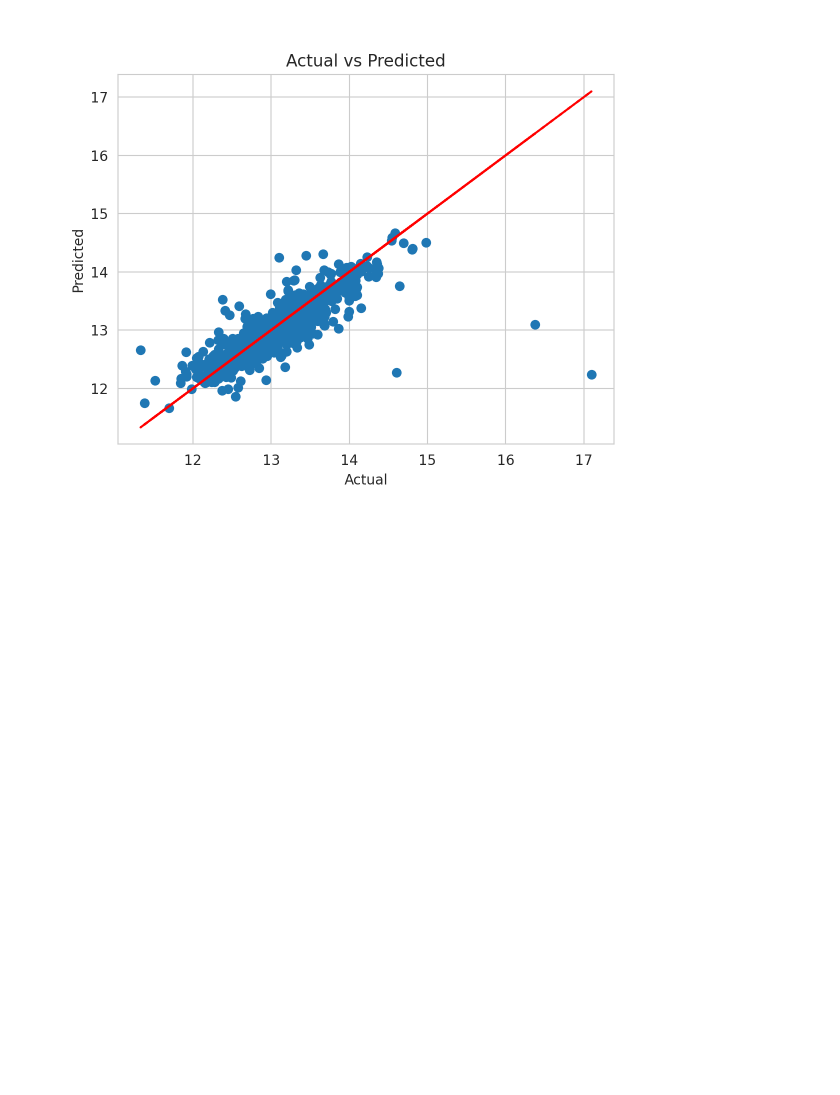
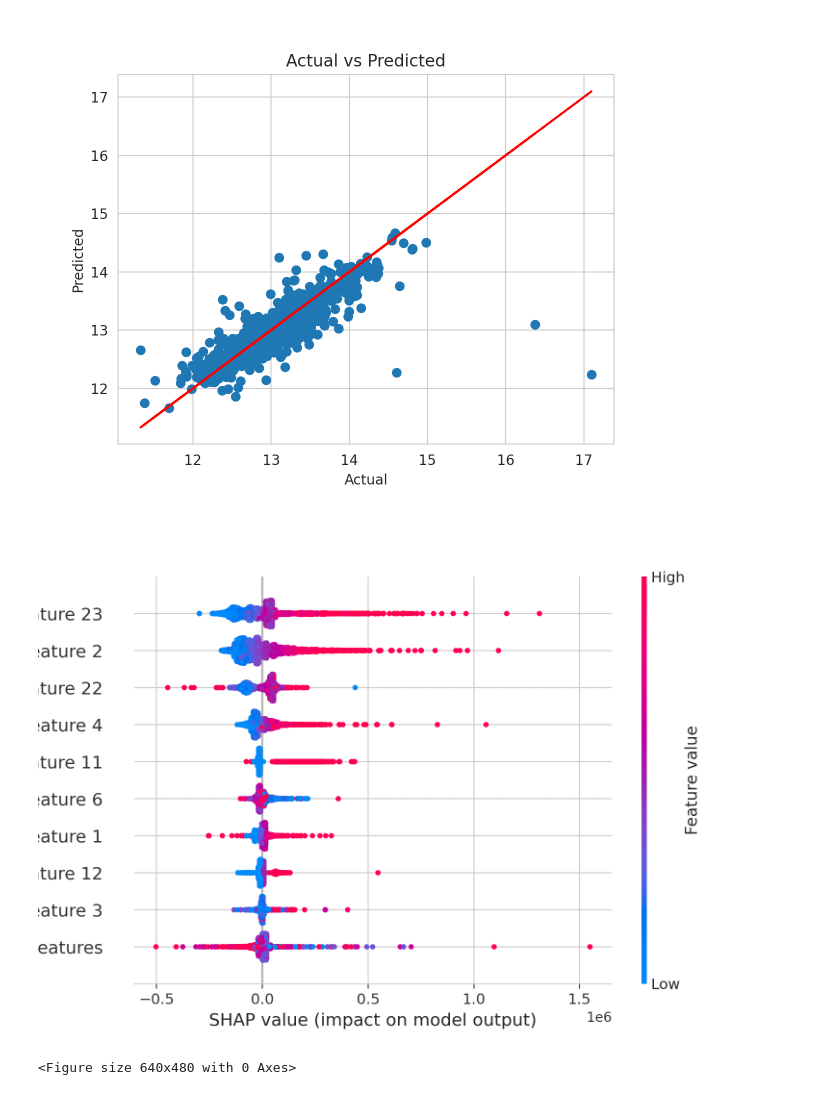
Before and after one commit to JHSchlegel/small-projects, a Jupyter notebook: 00_data_wrangling/house_prices/house_price_prediction.ipynb, the cells around one changed output. Saved outputs shown, nothing was run; the diff lists cells and outputs as text; code cells hidden in the pictures; blank space fills up the shorter version.

Commit message:
added shap values

```diff
--- a/00_data_wrangling/house_prices/house_price_prediction.ipynb
+++ b/00_data_wrangling/house_prices/house_price_prediction.ipynb
@@ -462,3 +462,13 @@ plt.title("Actual vs Predicted")
 plt.show()
 # %% [output]
 [figure]
+# %%
+# apply shap values to catboost
+import shap
+explainer = shap.TreeExplainer(cat)
+shap_values = explainer(X_train)
+shap.plots.beeswarm(shap_values, max_display=10)
+plt.subplots_adjust(left=0.5)
+# %% [output]
+[figure, added]
+<Figure size 640x480 with 0 Axes>
```
